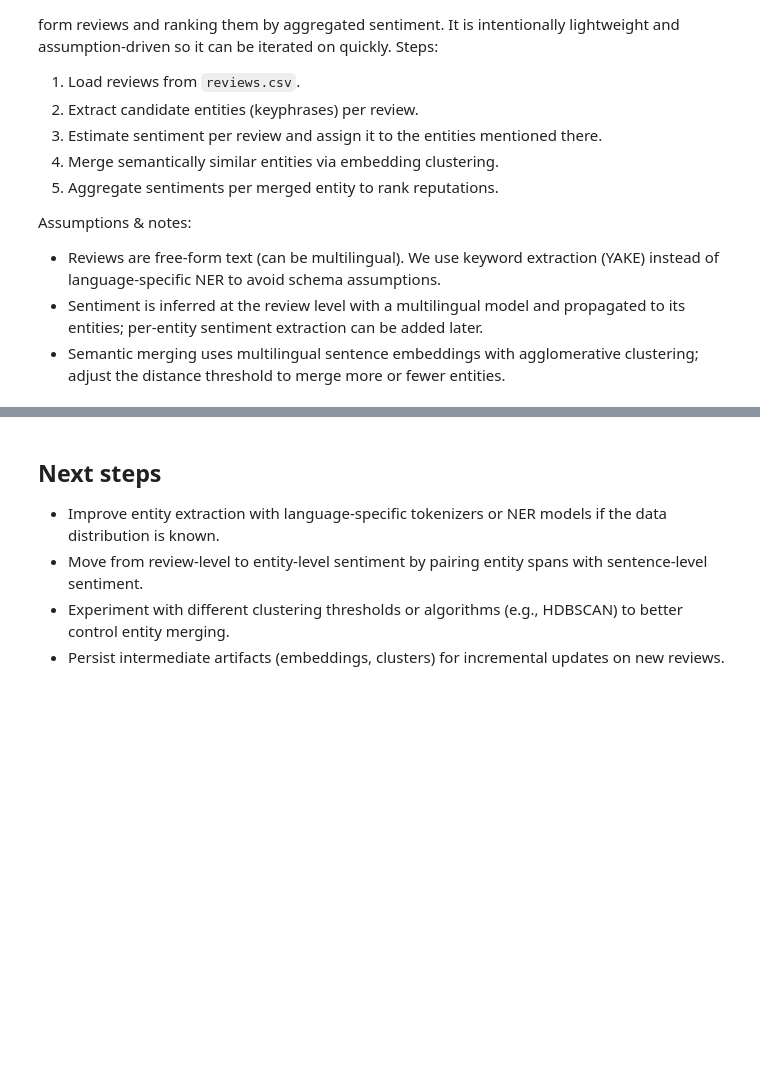
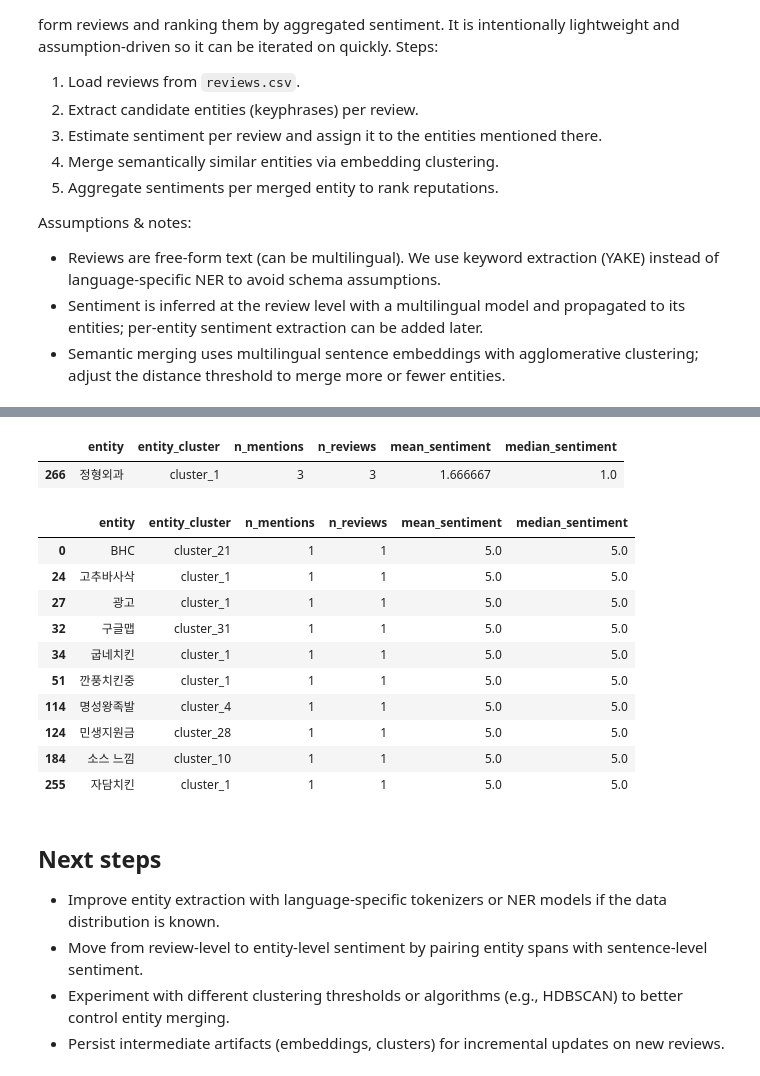
Before and after one commit to lbk209/review-analysis, a Jupyter notebook: entity_sentiment_discovery.ipynb, the cells around one changed output, grey strips where cells are left out. Saved outputs shown, nothing was run; the diff lists cells and outputs as text; code cells hidden in the pictures; blank space fills up the shorter version.

```diff
--- a/entity_sentiment_discovery.ipynb
+++ b/entity_sentiment_discovery.ipynb
@@ -108,0 +356,19 @@ entity_stats
+# %%
+df[df['entity']=='정형외과']
+# %% [output]
+|  | entity | entity_cluster | n_mentions | n_reviews | mean_sentiment | median_sentiment |
+| 266 | 정형외과 | cluster_1 | 3 | 3 | 1.666667 | 1.0 |
+# %%
+df.sort_values('mean_sentiment', ascending=False)[:10]
+# %% [output]
+|  | entity | entity_cluster | n_mentions | n_reviews | mean_sentiment | median_sentiment |
+| 0 | BHC | cluster_21 | 1 | 1 | 5.0 | 5.0 |
+| 24 | 고추바사삭 | cluster_1 | 1 | 1 | 5.0 | 5.0 |
+| 27 | 광고 | cluster_1 | 1 | 1 | 5.0 | 5.0 |
+| 32 | 구글맵 | cluster_31 | 1 | 1 | 5.0 | 5.0 |
+| 34 | 굽네치킨 | cluster_1 | 1 | 1 | 5.0 | 5.0 |
+| 51 | 깐풍치킨중 | cluster_1 | 1 | 1 | 5.0 | 5.0 |
+| 114 | 명성왕족발 | cluster_4 | 1 | 1 | 5.0 | 5.0 |
+| 124 | 민생지원금 | cluster_28 | 1 | 1 | 5.0 | 5.0 |
+| 184 | 소스 느낌 | cluster_10 | 1 | 1 | 5.0 | 5.0 |
+| 255 | 자담치킨 | cluster_1 | 1 | 1 | 5.0 | 5.0 |
```
Also changed, not shown: parts of 15 cells of this notebook, 11 other files.
